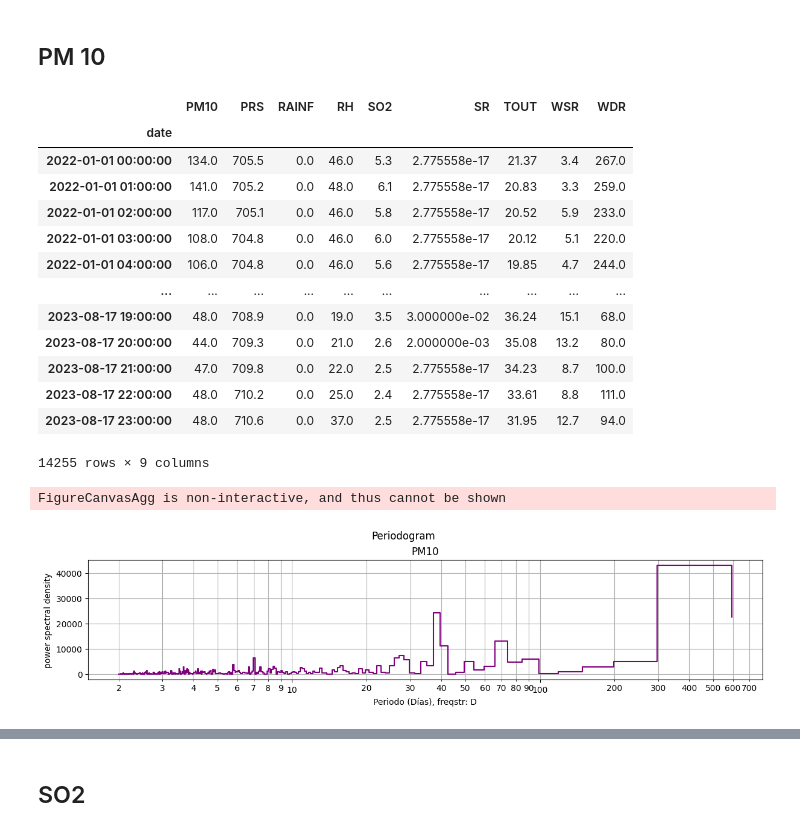
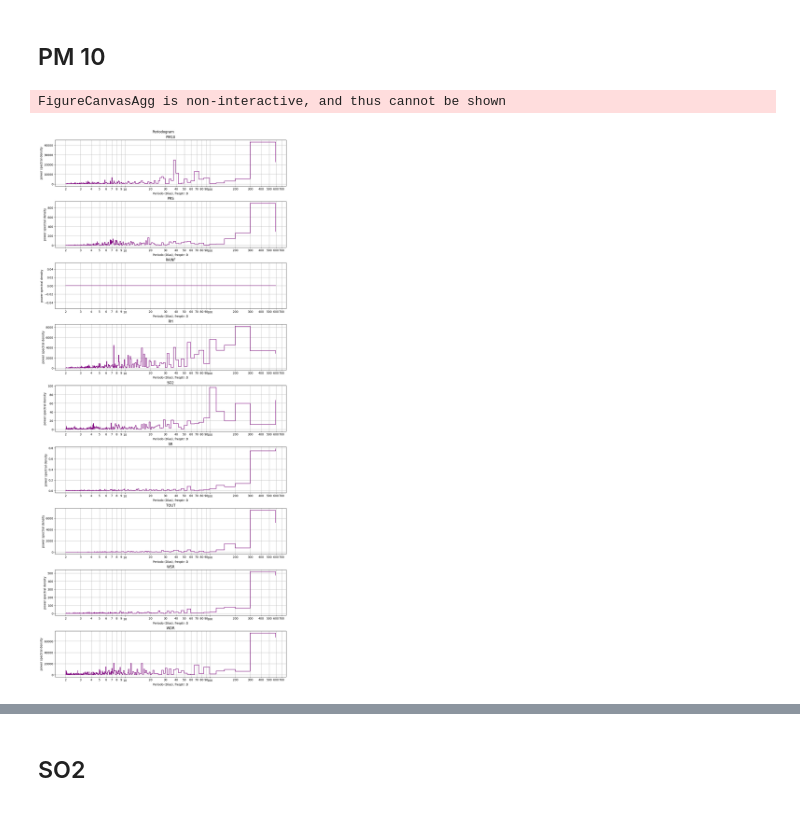
Before and after one commit to XJoseAntonioX/Air_quality_analysis_and_forecasting, a Jupyter notebook: Analisis_Series_Tiempo.ipynb, the cells around one changed output, grey strips where cells are left out. Drawn from its saved outputs; the diff is of its cells as text; code cells hidden in the pictures.

```diff
--- a/Analisis_Series_Tiempo.ipynb
+++ b/Analisis_Series_Tiempo.ipynb
@@ -129,27 +145,8 @@ Monterrey_PM10 = Monterrey[["PM10", "PRS", "RAINF", "RH", "SO2", "SR", "TOUT", "
-# %%
-Monterrey_PM10
-# %% [output]
-|  | PM10 | PRS | RAINF | RH | SO2 | SR | TOUT | WSR | WDR |
-| date |  |  |  |  |  |  |  |  |  |
-| 2022-01-01 00:00:00 | 134.0 | 705.5 | 0.0 | 46.0 | 5.3 | 2.775558e-17 | 21.37 | 3.4 | 267.0 |
-| 2022-01-01 01:00:00 | 141.0 | 705.2 | 0.0 | 48.0 | 6.1 | 2.775558e-17 | 20.83 | 3.3 | 259.0 |
-| 2022-01-01 02:00:00 | 117.0 | 705.1 | 0.0 | 46.0 | 5.8 | 2.775558e-17 | 20.52 | 5.9 | 233.0 |
-| 2022-01-01 03:00:00 | 108.0 | 704.8 | 0.0 | 46.0 | 6.0 | 2.775558e-17 | 20.12 | 5.1 | 220.0 |
-| 2022-01-01 04:00:00 | 106.0 | 704.8 | 0.0 | 46.0 | 5.6 | 2.775558e-17 | 19.85 | 4.7 | 244.0 |
-| ... | ... | ... | ... | ... | ... | ... | ... | ... | ... |
-| 2023-08-17 19:00:00 | 48.0 | 708.9 | 0.0 | 19.0 | 3.5 | 3.000000e-02 | 36.24 | 15.1 | 68.0 |
-| 2023-08-17 20:00:00 | 44.0 | 709.3 | 0.0 | 21.0 | 2.6 | 2.000000e-03 | 35.08 | 13.2 | 80.0 |
-| 2023-08-17 21:00:00 | 47.0 | 709.8 | 0.0 | 22.0 | 2.5 | 2.775558e-17 | 34.23 | 8.7 | 100.0 |
-| 2023-08-17 22:00:00 | 48.0 | 710.2 | 0.0 | 25.0 | 2.4 | 2.775558e-17 | 33.61 | 8.8 | 111.0 |
-| 2023-08-17 23:00:00 | 48.0 | 710.6 | 0.0 | 37.0 | 2.5 | 2.775558e-17 | 31.95 | 12.7 | 94.0 |
-14255 rows × 9 columns
 # %%
 graficar_serie_tiempo(Monterrey_PM10["PM10"], "PM10")
-# %%
-daily_pm10 = Monterrey_PM10['PM10'].resample('D').mean()
-daily_pm10 = pd.DataFrame(daily_pm10)
-list_periods_spectra = Periodograma(daily_pm10)
-# %% [output]
-FigureCanvasAgg is non-interactive, and thus cannot be shown
-[figure, removed]
+# %%
+list_periods_spectra = Periodograma(Monterrey_PM10)
+# %% [output]
+FigureCanvasAgg is non-interactive, and thus cannot be shown
+[figure, added]
 # %%
```
Also changed, not shown: parts of 4 cells of this notebook.
